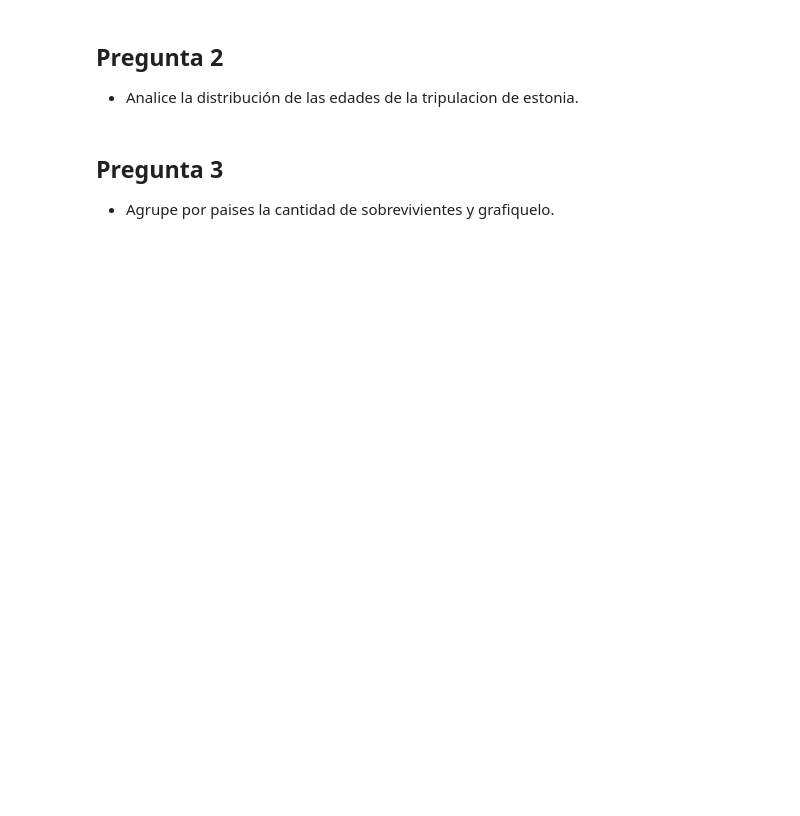
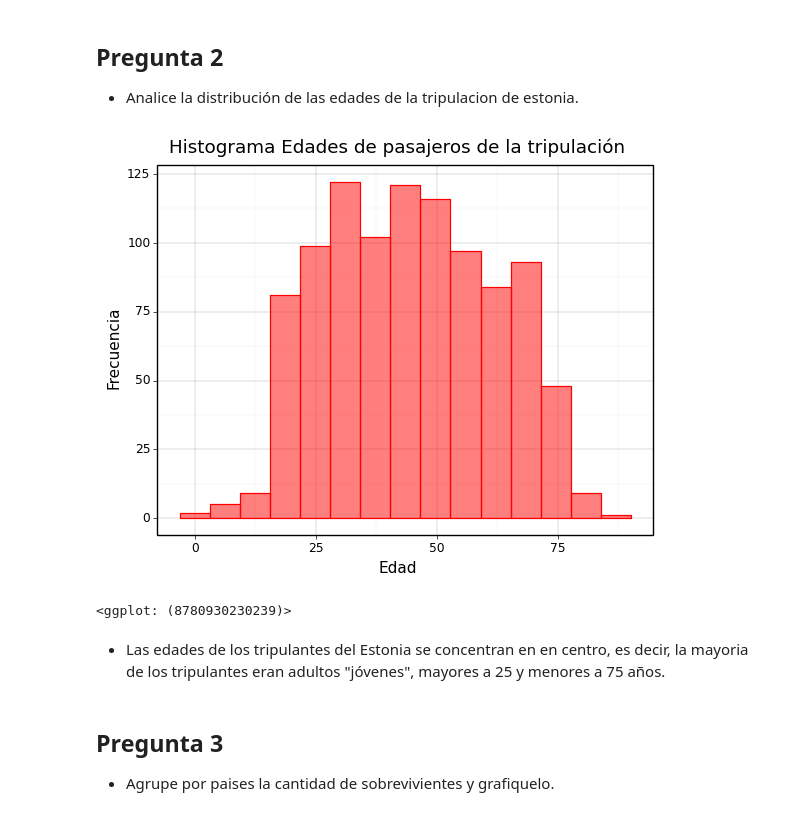
Before and after one commit to BrunoJReyes/AyudantiasTICS314-2022-2, a Jupyter notebook: Solución Ayudantía n°3_ Visualización de datos.ipynb, the cells around one changed output. Drawn from its saved outputs; the diff is of its cells as text; code cells hidden in the pictures; blank space fills up the shorter version.

```diff
--- a/Solución Ayudantía n°3_ Visualización de datos.ipynb
+++ b/Solución Ayudantía n°3_ Visualización de datos.ipynb
@@ -245,6 +246,22 @@ df_group
 ## Pregunta 2
 
 * Analice la distribución de las edades de la tripulacion de estonia.
+# %%
+df_estonia = pd.read_csv("https://raw.githubusercontent.com/lmudu2/EstoniaDisaster/master/estonia-passenger-list.csv")
+
+(ggplot(df_estonia)+
+ aes(x="Age")+
+ geom_histogram(color="red",fill="red",alpha=0.5)+
+ theme_linedraw()+
+ ggtitle("Histograma Edades de pasajeros de la tripulación")+
+ xlab("Edad")+
+ ylab("Frecuencia")
+)
+# %% [output]
+[figure, added]
+<ggplot: (8780930230239)>
+# %% [markdown]
+* Las edades de los tripulantes del Estonia se concentran en en centro, es decir, la mayoria de los tripulantes eran adultos "jóvenes", mayores a 25 y menores a 75 años.
 # %% [markdown]
 ## Pregunta 3
 
```
Also changed, not shown: parts of 43 cells of this notebook, 1 other file.
